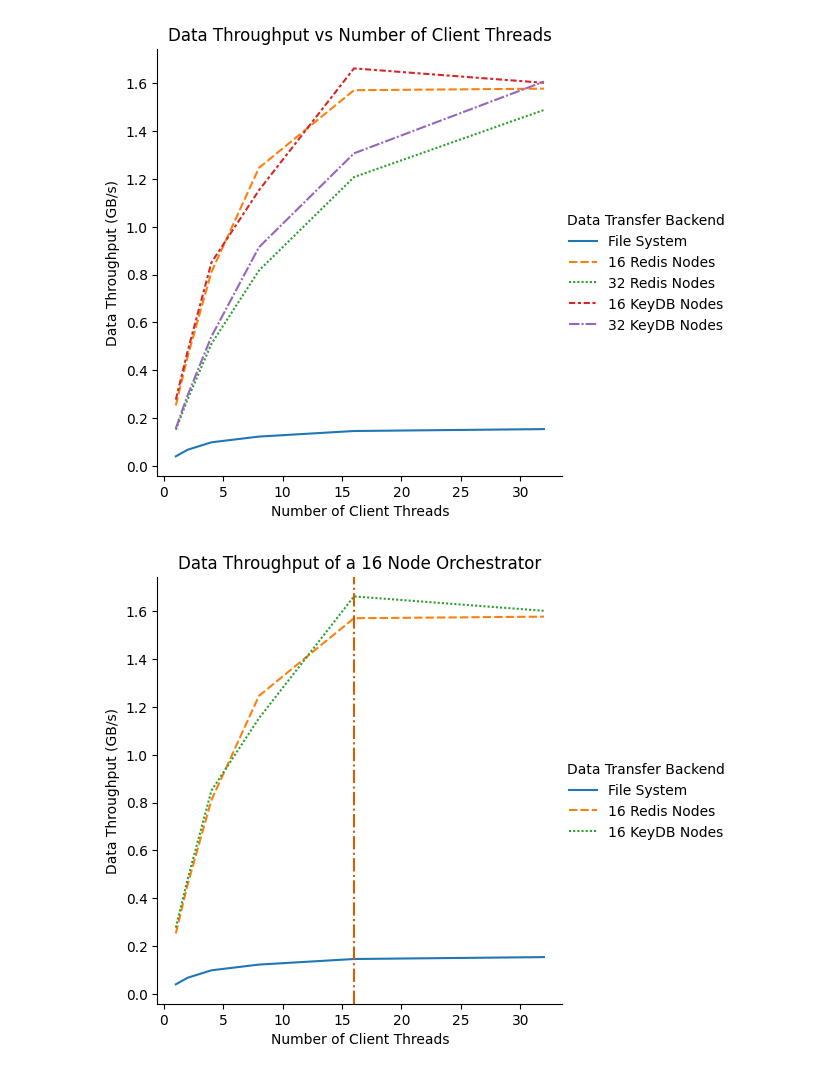
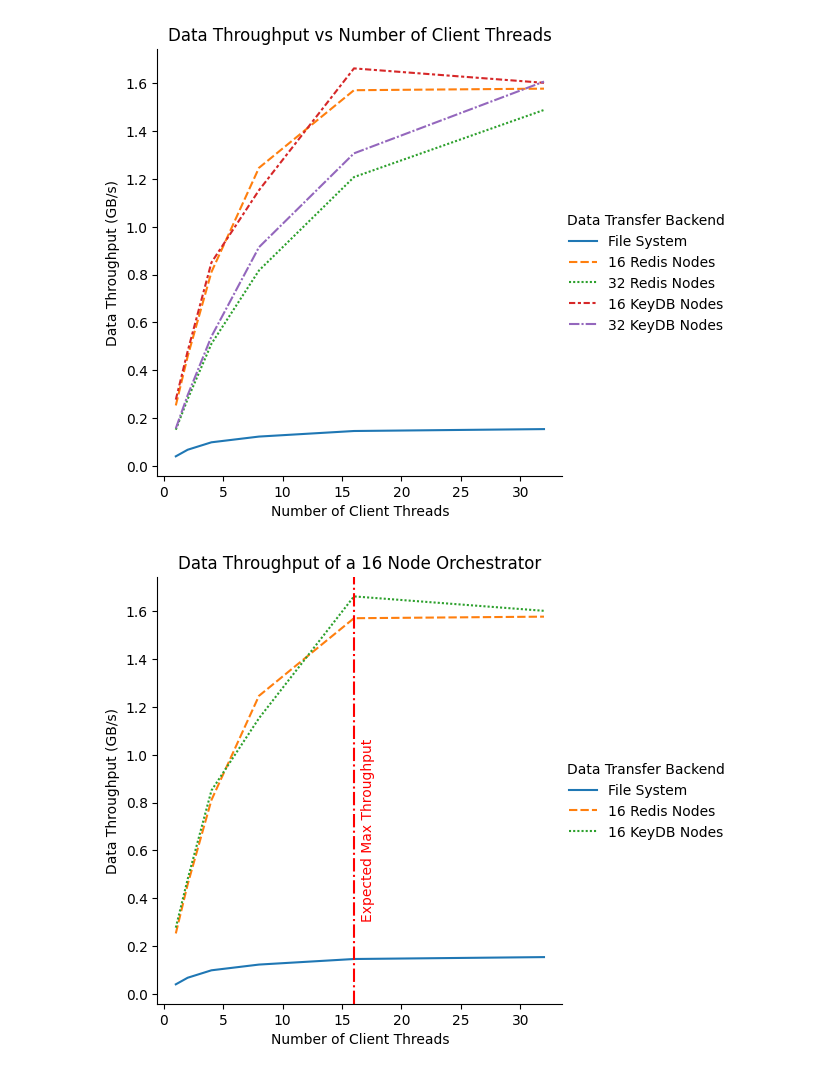
Before and after one commit to CrayLabs/SmartSim-Scaling, a Jupyter notebook: figures/aggregation-plots.ipynb, the cells around one changed output. Saved outputs shown, nothing was run; the diff lists cells and outputs as text; code cells hidden in the pictures.

Commit message:
expected max throughput line styling

```diff
--- a/figures/aggregation-plots.ipynb
+++ b/figures/aggregation-plots.ipynb
@@ -165,27 +165,37 @@ throughput_df["throughput"] = (throughput_df["client_nodes"]
 # %% [output]
 [figure]
 # %%
+refline_color = "red"
 db16_plot = (
     sns.relplot(
         data=throughput_df[throughput_df["backend"].isin([
             "File System",
             "16 Redis Nodes",
             "16 KeyDB Nodes"
         ])],
         kind="line",
         x="client_threads",
         y="throughput",
         hue="backend",
         style="backend",
     )
     .set(
         title="Data Throughput of a 16 Node Orchestrator",
         xlabel="Number of Client Threads",
         ylabel="Data Throughput (GB/s)",
     )
 )
+expected_max = 16
 ax ,= db16_plot.axes[0]
-ax.axvline(16, ls="-.", c="r")
+ax.axvline(expected_max, ls="-.", c=refline_color)
+plt.text(
+    expected_max + 0.6,
+    0.2,
+    "Expected Max Throughput",
+    transform=ax.get_xaxis_transform(),
+    rotation="vertical",
+    c=refline_color,
+)
 db16_plot.legend.set_title("Data Transfer Backend")
 # %% [output]
-[figure, old version]
+[figure, new version]
```
